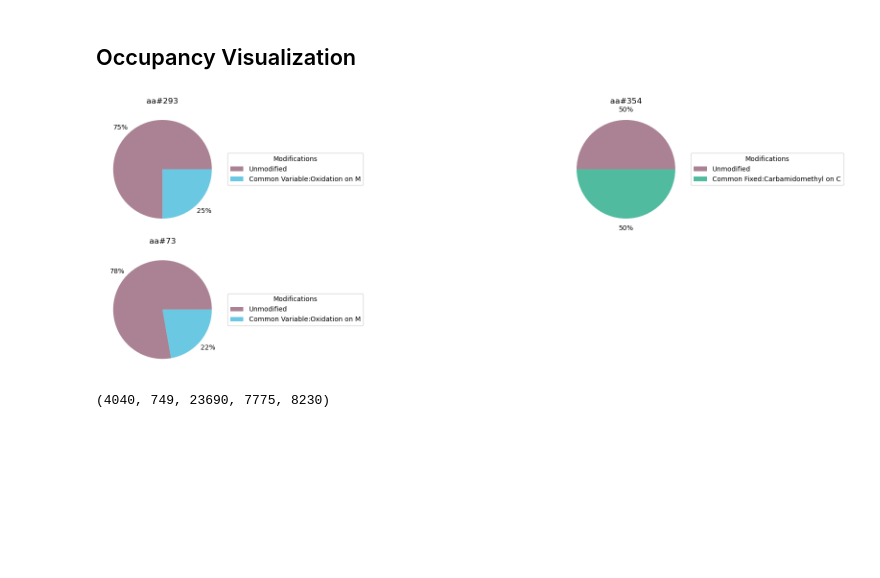
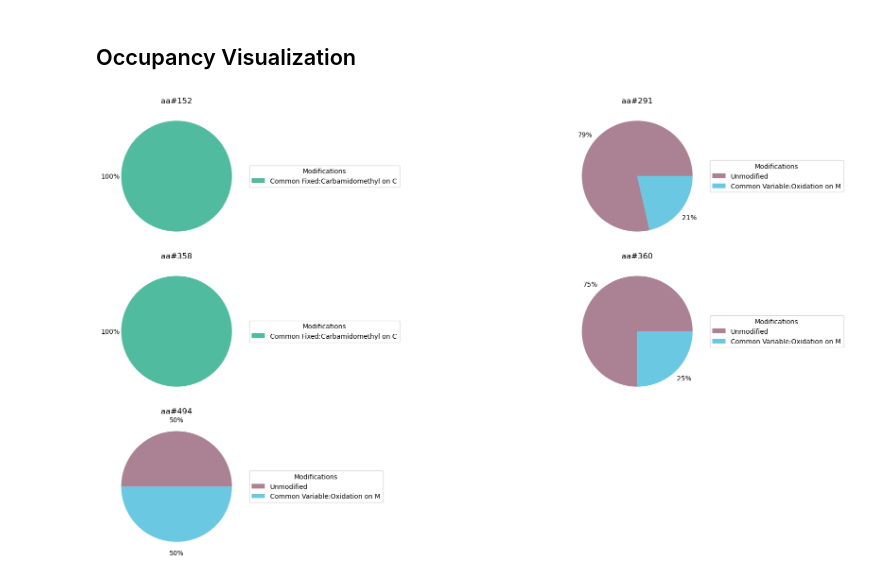
Before and after one commit to pcruzparri/Misc, a Jupyter notebook: jupyter_notebooks/Proteomics/peptide_search_mod_stoich.ipynb, the cells around one changed output. Drawn from its saved outputs; the diff is of its cells as text; code cells hidden in the pictures; blank space fills up the shorter version.

Commit message:
minor save. need to add active searching of accession sequences in uniprot to track amino acid locations.

```diff
--- a/jupyter_notebooks/Proteomics/peptide_search_mod_stoich.ipynb
+++ b/jupyter_notebooks/Proteomics/peptide_search_mod_stoich.ipynb
@@ -54,14 +55,17 @@ def get_mod_locs(seq, offset=0):
 def get_range_values(range_str):
     return [int(i) for i in re.findall('\d+', range_str)]
 
+def get_prot_seq(seq):
+    return r.get('https://rest.uniprot.org/uniprotkb/{}?fields=sequence'.format(seq)).json()['sequence']['value']
+
 # Creates a dictionary structured as 'Protein Accession'(str) -> 'amino acid number'(int) -> {'mods': {'mod'(str): count(int)} , 'total': count(int)}
-def get_occupancy(df):
+def prot_get_occupancy(df): # NOTE: aminoacid numbers are wrong!!
     occ = {}
 
     grouped_df = df[df['QValue']<=0.01].groupby('Protein Accession')
     for proteins, group in tqdm(grouped_df):
         ranges = {}
-        accessions = proteins.split('|')
+        accessions = re.split('\||;', proteins)
 
         for protein in accessions:
             if protein not in occ:
@@ -108,7 +112,7 @@ def string2rgba(string):
     vals = [random.random() for i in range(4)]
     return vals
 # %%
-occ = get_occupancy(df)
+occ = prot_get_occupancy(df)
 #occ['P55095']
 # %%
 protein_occupancy_summary(occ, 'Q9ERD7') # Specify 'Protein Accession' here
@@ -121,47 +125,43 @@ aa#73 [Common Variable:Oxidation on M]: Occupancy=0.22(6/27)
 # %% [markdown]
 ## Occupancy Visualization
 # %%
-protein = 'Q9ERD7' # Specify 'Protein Accession' here. Another good one is P52480.
+protein = 'P52480' # Specify 'Protein Accession' here. Another good one is P52480.
 n = len(occ[protein])
 shape = (n//2+n%2, 2)
 
 fig, axes = plt.subplots(*(shape), figsize=(20,n*2), layout='tight')
 
 axes = np.ravel(axes)
 fig.subplots_adjust(wspace=0, hspace=0)
 if n//2!=0:
     axes[-1].set(visible=False)
 
 for ind, aa in enumerate(sorted(occ[protein])):
     axes[ind].set_title('aa#{}'.format(aa))
     values = list(np.array(list(occ[protein][aa]['mods'].values()))/occ[protein][aa]['total'])
     labels = occ[protein][aa]['mods'].keys()
     if np.sum(values)!=1:
         values=[1-np.sum(values)]+values
         labels = ['Unmodified', *occ[protein][aa]['mods'].keys()]
 
     pie = axes[ind].pie(values,
                         #labels=labels,
                         normalize=False,
                         wedgeprops={'alpha':0.7},
                         colors=[string2rgba(i) for i in labels],
                         autopct=lambda x: '{:.0f}%'.format(x),
                         pctdistance=1.2)
     axes[ind].legend(pie[0],
                      labels,
                      title='Modifications',
                      loc='center left',
                      bbox_to_anchor=(1, 0, 0.5, 1))
 # %% [output]
-[figure, old version]
+[figure, new version]
 # %%
-all_pg = []
-prots = []
-for ind, i in df.iterrows():
-    if '|' in i['Protein Accession']:
-        all_pg+=i['Protein Accession'].split('|')
-    else:
-        prots+=[i['Protein Accession']]
-len(all_pg), len(set(all_pg)), len(prots), len(set(prots)), len(set(prots+all_pg))
+def peptide_get_occupancy(df):
+    occ = {}
+
+    for index, row in df.iterrows():
+        if index not in occ:
+            occ[index] = {}
-# %% [output]
-(4040, 749, 23690, 7775, 8230)
```
Also changed, not shown: parts of 1 cell of this notebook.
